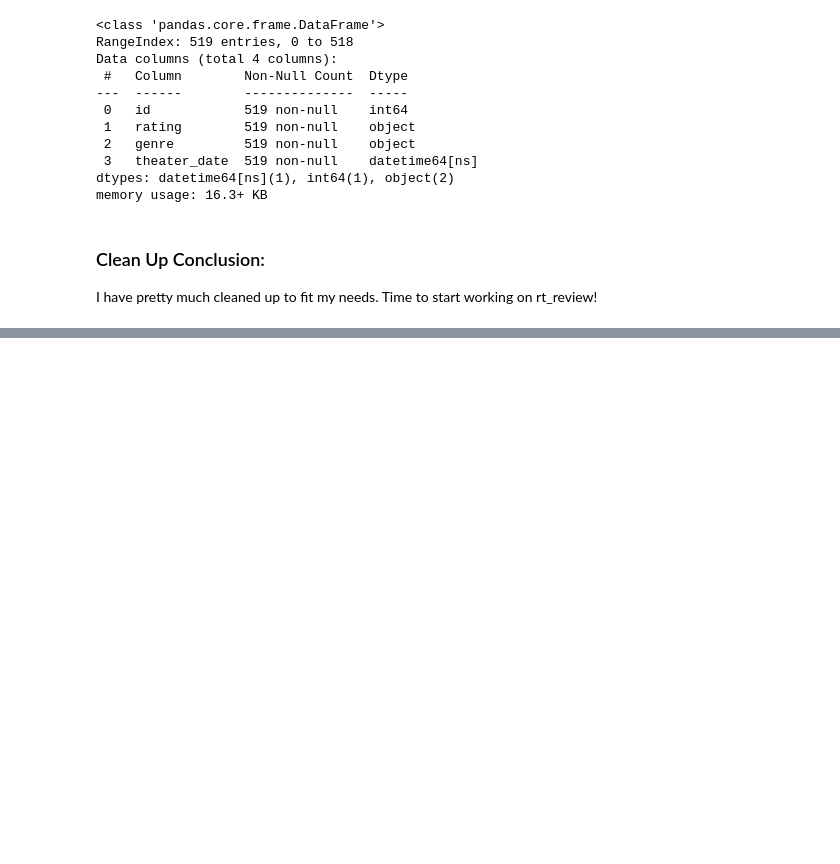
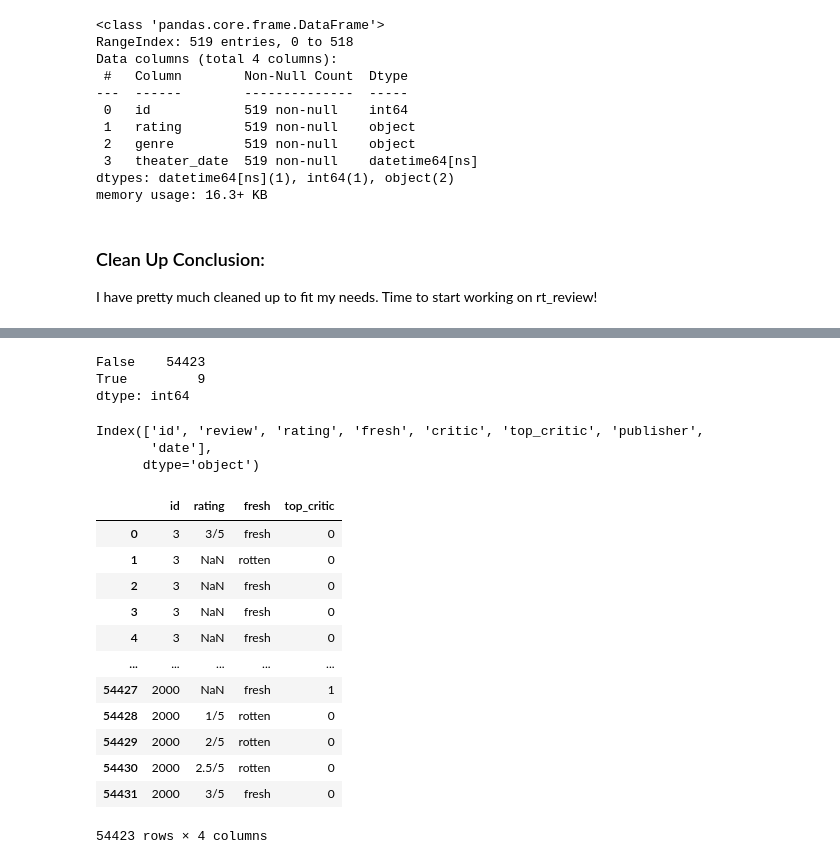
Before and after one commit to epradojr/Microsoft-Movie-Studio-Business-Proposition, a Jupyter notebook: draft_dsc-phase1-project.ipynb, the cells around one changed output, grey strips where cells are left out. Drawn from its saved outputs; the diff is of its cells as text; code cells hidden in the pictures; blank space fills up the shorter version.

```diff
--- a/draft_dsc-phase1-project.ipynb
+++ b/draft_dsc-phase1-project.ipynb
@@ -324,0 +360,38 @@ duplicates in rt_reviews
+# %%
+# Making a copy, just in case ;)
+rt_reviews_copy = rt_reviews.copy()
+
+# Checking for dupes!
+rt_reviews_copy.duplicated().value_counts()
+# %% [output]
+False    54423
+True         9
+dtype: int64
+# %%
+# Dropping duplicates
+rt_reviews_copy.drop_duplicates(inplace=True)
+# %%
+rt_reviews_copy.columns
+# %% [output]
+Index(['id', 'review', 'rating', 'fresh', 'critic', 'top_critic', 'publisher',
+       'date'],
+      dtype='object')
+# %%
+dropem = ['review', 'critic', 'publisher', 'date']
+rt_reviews_copy = rt_reviews_copy.drop(dropem, 1)
+
+rt_reviews_copy
+# %% [output]
+|  | id | rating | fresh | top_critic |
+| 0 | 3 | 3/5 | fresh | 0 |
+| 1 | 3 | NaN | rotten | 0 |
+| 2 | 3 | NaN | fresh | 0 |
+| 3 | 3 | NaN | fresh | 0 |
+| 4 | 3 | NaN | fresh | 0 |
+| ... | ... | ... | ... | ... |
+| 54427 | 2000 | NaN | fresh | 1 |
+| 54428 | 2000 | 1/5 | rotten | 0 |
+| 54429 | 2000 | 2/5 | rotten | 0 |
+| 54430 | 2000 | 2.5/5 | rotten | 0 |
+| 54431 | 2000 | 3/5 | fresh | 0 |
+54423 rows × 4 columns
```
Also changed, not shown: parts of 14 cells of this notebook.
